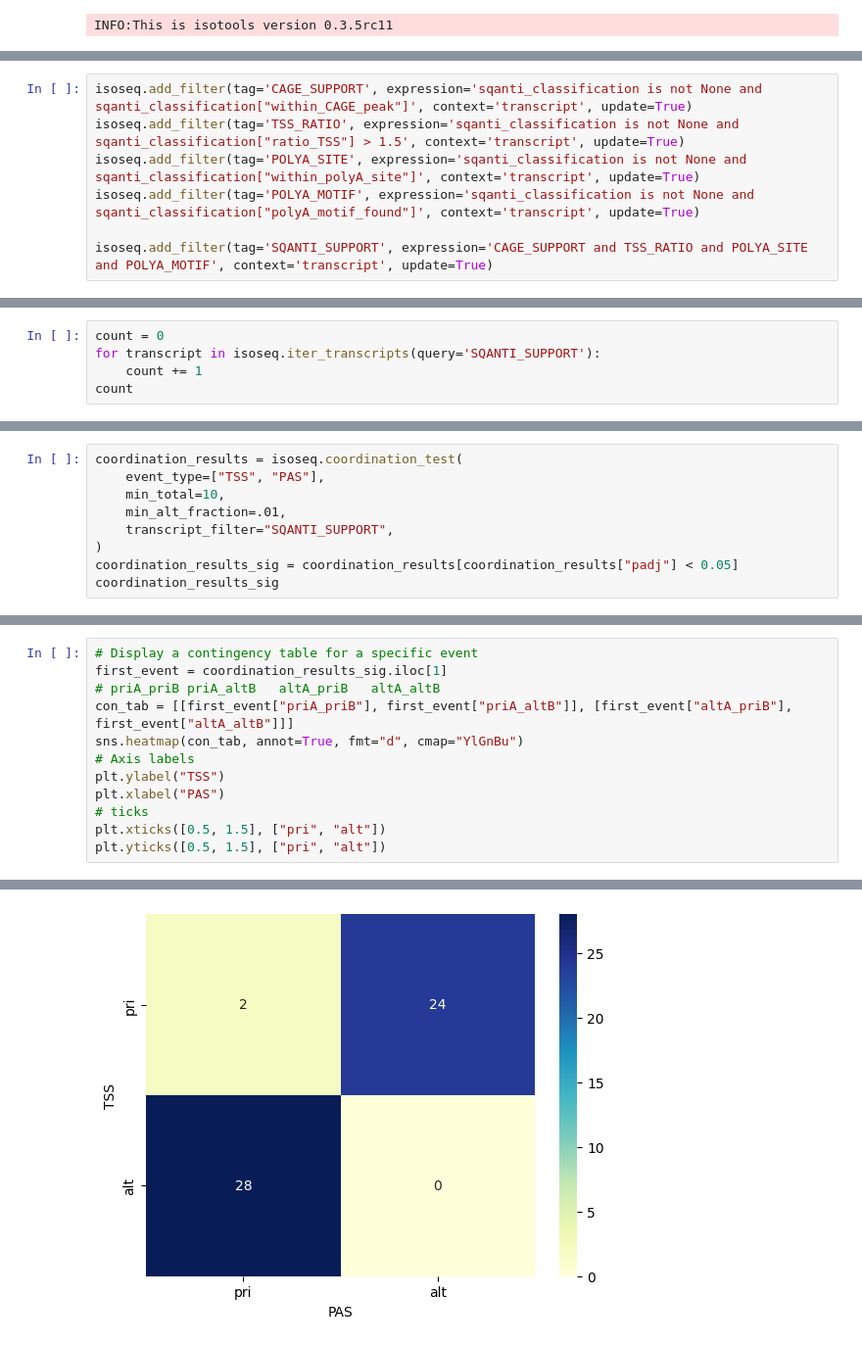
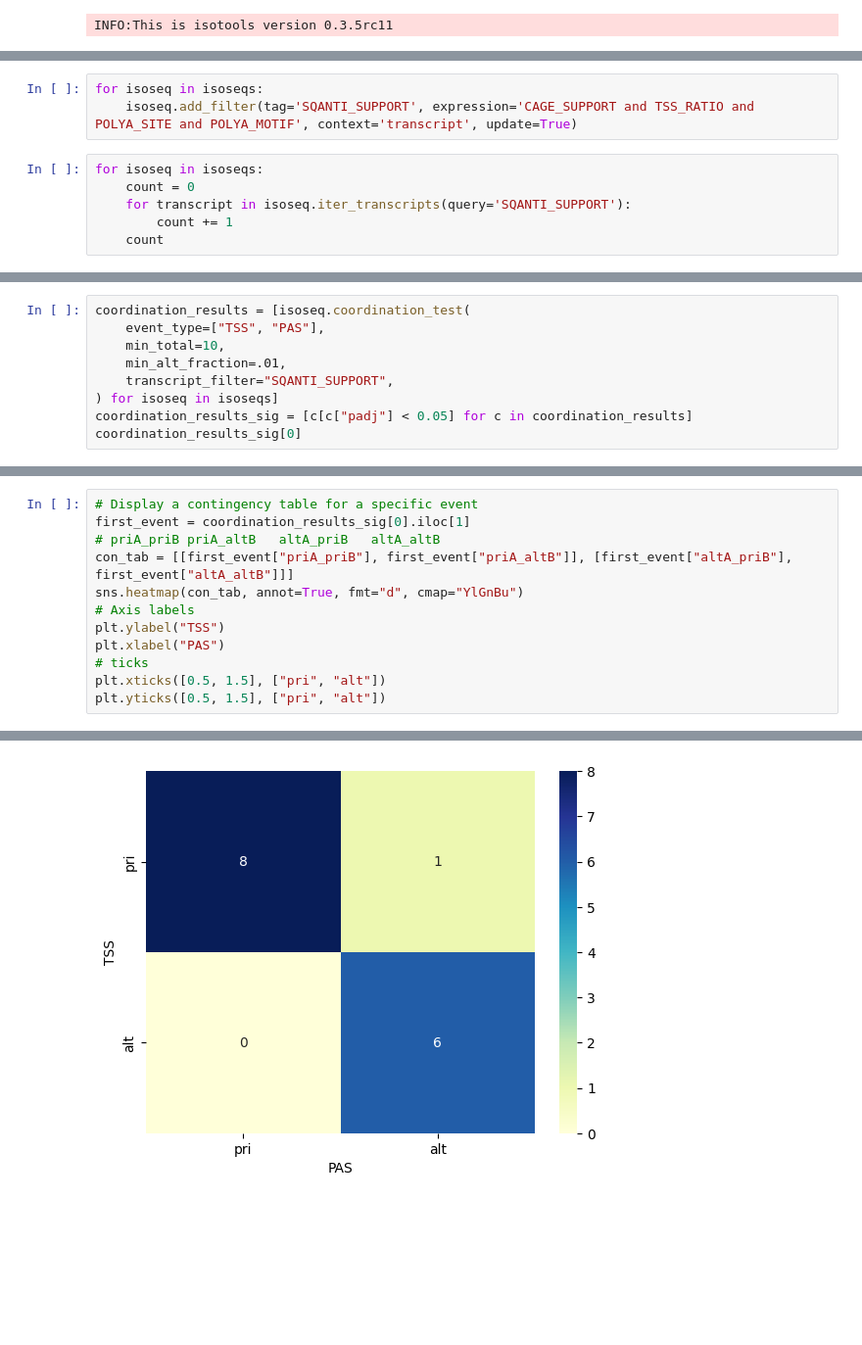
Before and after one commit to IceFreez3r/master-thesis, a Jupyter notebook: notebooks/IsoTools_coordination.ipynb, the cells around one changed output, grey strips where cells are left out. Shown at 98% size. Saved outputs shown, nothing was run; the diff lists cells and outputs as text; blank space fills up the shorter version.

Commit message:
Overlap only with first isotools version, Coordination for all tissues, improved SQANTI plots

```diff
--- a/notebooks/IsoTools_coordination.ipynb
+++ b/notebooks/IsoTools_coordination.ipynb
@@ -34,7 +39,0 @@ isoseq.import_sqanti_classification(classification.format(version=version, tissu
-# %%
-isoseq.add_filter(tag='CAGE_SUPPORT', expression='sqanti_classification is not None and sqanti_classification["within_CAGE_peak"]', context='transcript', update=True)
-isoseq.add_filter(tag='TSS_RATIO', expression='sqanti_classification is not None and sqanti_classification["ratio_TSS"] > 1.5', context='transcript', update=True)
-isoseq.add_filter(tag='POLYA_SITE', expression='sqanti_classification is not None and sqanti_classification["within_polyA_site"]', context='transcript', update=True)
-isoseq.add_filter(tag='POLYA_MOTIF', expression='sqanti_classification is not None and sqanti_classification["polyA_motif_found"]', context='transcript', update=True)
-
-isoseq.add_filter(tag='SQANTI_SUPPORT', expression='CAGE_SUPPORT and TSS_RATIO and POLYA_SITE and POLYA_MOTIF', context='transcript', update=True)
@@ -61,5 +40,9 @@ next(isoseq.iter_transcripts(query='SQANTI_SUPPORT'))
+# %%
+for isoseq in isoseqs:
+    isoseq.add_filter(tag='SQANTI_SUPPORT', expression='CAGE_SUPPORT and TSS_RATIO and POLYA_SITE and POLYA_MOTIF', context='transcript', update=True)
 # %%
-count = 0
-for transcript in isoseq.iter_transcripts(query='SQANTI_SUPPORT'):
-    count += 1
-count
+for isoseq in isoseqs:
+    count = 0
+    for transcript in isoseq.iter_transcripts(query='SQANTI_SUPPORT'):
+        count += 1
+    count
@@ -68,11 +49,11 @@ count
 # %%
-coordination_results = isoseq.coordination_test(
+coordination_results = [isoseq.coordination_test(
     event_type=["TSS", "PAS"],
     min_total=10,
     min_alt_fraction=.01,
     transcript_filter="SQANTI_SUPPORT",
-)
-coordination_results_sig = coordination_results[coordination_results["padj"] < 0.05]
-coordination_results_sig
+) for isoseq in isoseqs]
+coordination_results_sig = [c[c["padj"] < 0.05] for c in coordination_results]
+coordination_results_sig[0]
 # %% [output]
 |  | gene_id | gene_name | strand | eventA_type | eventB_type | eventA_start | eventA_end | eventB_start | ... |
@@ -111,17 +92,17 @@ coordination_results_unfiltered_sig
 # %%
 # Display a contingency table for a specific event
-first_event = coordination_results_sig.iloc[1]
+first_event = coordination_results_sig[0].iloc[1]
 # priA_priB	priA_altB	altA_priB	altA_altB
 con_tab = [[first_event["priA_priB"], first_event["priA_altB"]], [first_event["altA_priB"], first_event["altA_altB"]]]
 sns.heatmap(con_tab, annot=True, fmt="d", cmap="YlGnBu")
 # Axis labels
 plt.ylabel("TSS")
 plt.xlabel("PAS")
 # ticks
 plt.xticks([0.5, 1.5], ["pri", "alt"])
 plt.yticks([0.5, 1.5], ["pri", "alt"])
 # %% [output]
 ([<matplotlib.axis.YTick at 0x...>,
   <matplotlib.axis.YTick at 0x...>],
  [Text(0, 0.5, 'pri'), Text(0, 1.5, 'alt')])
-[figure, old version]
+[figure, new version]
```
Also changed, not shown: parts of 12 cells of this notebook, 1 other file.
